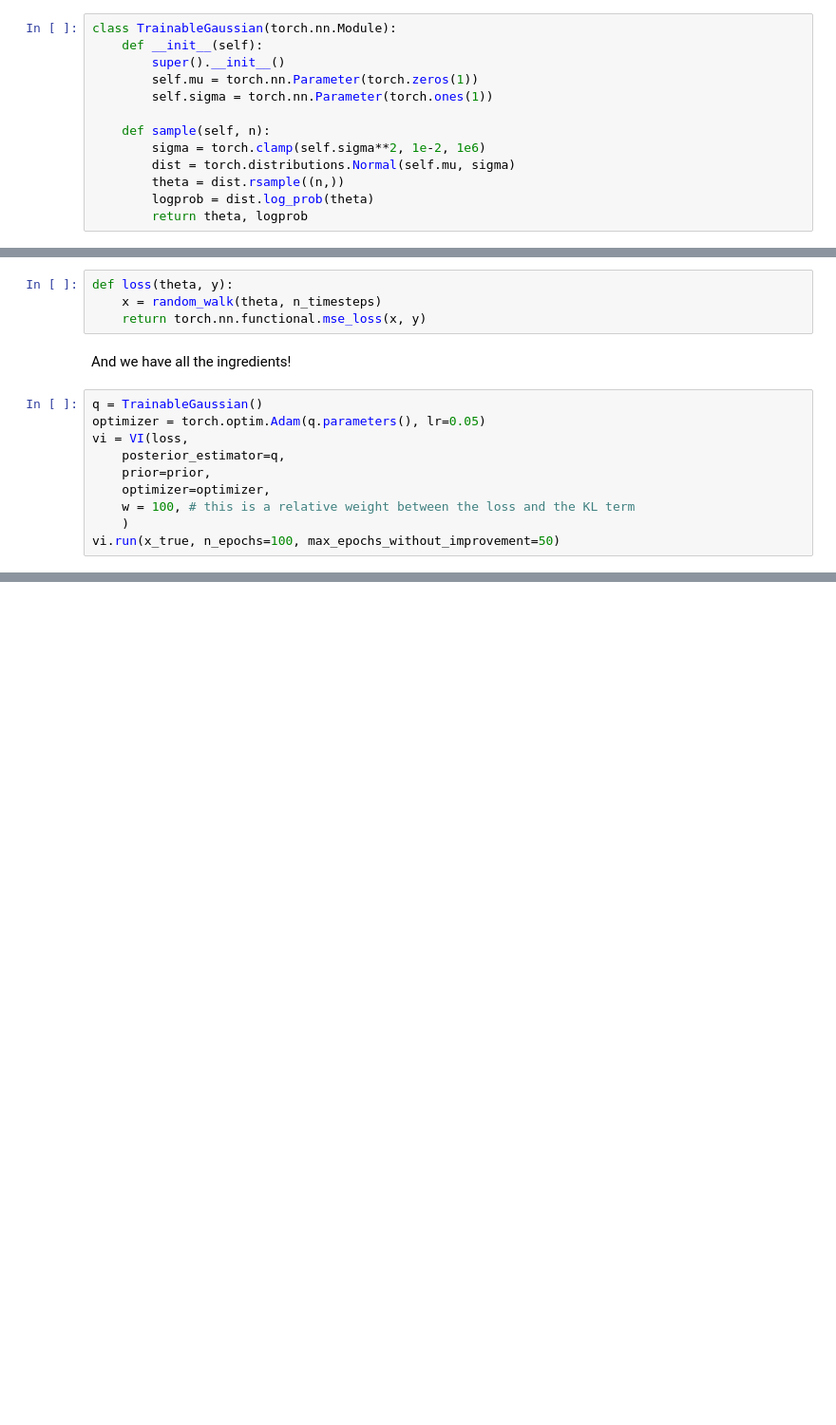
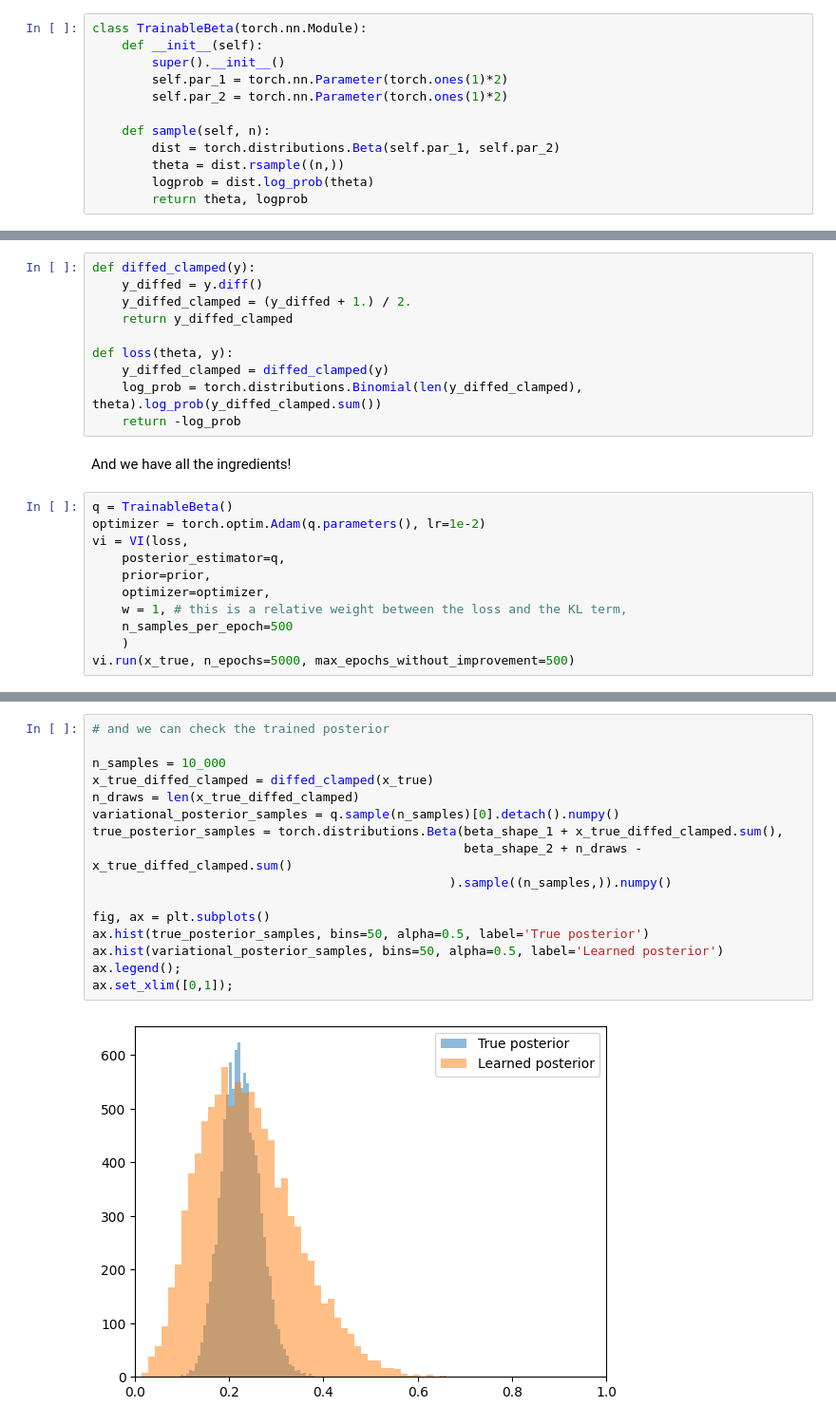
Before and after one commit to LargeAgentCollider/icaif_tutorial, a Jupyter notebook: notebooks/04-variational-inference.ipynb, the cells around one changed output, grey strips where cells are left out. Shown at 95% size. Drawn from its saved outputs; the diff is of its cells as text; blank space fills up the shorter version.

```diff
--- a/notebooks/04-variational-inference.ipynb
+++ b/notebooks/04-variational-inference.ipynb
@@ -61,13 +62,12 @@ Now we need to choose a variational family for $q$. We will use a Normal distrib
 # %%
-class TrainableGaussian(torch.nn.Module):
+class TrainableBeta(torch.nn.Module):
     def __init__(self):
         super().__init__()
-        self.mu = torch.nn.Parameter(torch.zeros(1))
-        self.sigma = torch.nn.Parameter(torch.ones(1))
+        self.par_1 = torch.nn.Parameter(torch.ones(1)*2)
+        self.par_2 = torch.nn.Parameter(torch.ones(1)*2)
 
     def sample(self, n):
-        sigma = torch.clamp(self.sigma**2, 1e-2, 1e6)
-        dist = torch.distributions.Normal(self.mu, sigma)
+        dist = torch.distributions.Beta(self.par_1, self.par_2)
         theta = dist.rsample((n,))
         logprob = dist.log_prob(theta)
         return theta, logprob
@@ -76,16 +76,23 @@ Now we need to specify the loss $\ell(\theta, y)$. We will use the $L_2$ distanc
 # %%
+def diffed_clamped(y):
+    y_diffed = y.diff()
+    y_diffed_clamped = (y_diffed + 1.) / 2.
+    return y_diffed_clamped
+
 def loss(theta, y):
-    x = random_walk(theta, n_timesteps)
-    return torch.nn.functional.mse_loss(x, y)
+    y_diffed_clamped = diffed_clamped(y)
+    log_prob = torch.distributions.Binomial(len(y_diffed_clamped), theta).log_prob(y_diffed_clamped.sum())
+    return -log_prob
 # %% [markdown]
 And we have all the ingredients!
 # %%
-q = TrainableGaussian()
-optimizer = torch.optim.Adam(q.parameters(), lr=0.05)
+q = TrainableBeta()
+optimizer = torch.optim.Adam(q.parameters(), lr=1e-2)
 vi = VI(loss,
     posterior_estimator=q,
     prior=prior,
     optimizer=optimizer,
-    w = 100, # this is a relative weight between the loss and the KL term
+    w = 1, # this is a relative weight between the loss and the KL term,
+    n_samples_per_epoch=500
     )
-vi.run(x_true, n_epochs=100, max_epochs_without_improvement=50)
+vi.run(x_true, n_epochs=5000, max_epochs_without_improvement=500)
@@ -111,0 +105,18 @@ ax.legend();
+# %%
+# and we can check the trained posterior
+
+n_samples = 10_000
+x_true_diffed_clamped = diffed_clamped(x_true)
+n_draws = len(x_true_diffed_clamped)
+variational_posterior_samples = q.sample(n_samples)[0].detach().numpy()
+true_posterior_samples = torch.distributions.Beta(beta_shape_1 + x_true_diffed_clamped.sum(),
+                                                  beta_shape_2 + n_draws - x_true_diffed_clamped.sum()
+                                                ).sample((n_samples,)).numpy()
+
+fig, ax = plt.subplots()
+ax.hist(true_posterior_samples, bins=50, alpha=0.5, label='True posterior')
+ax.hist(variational_posterior_samples, bins=50, alpha=0.5, label='Learned posterior')
+ax.legend();
+ax.set_xlim([0,1]);
+# %% [output]
+[figure, added]
```
Also changed, not shown: parts of 38 cells of this notebook.
